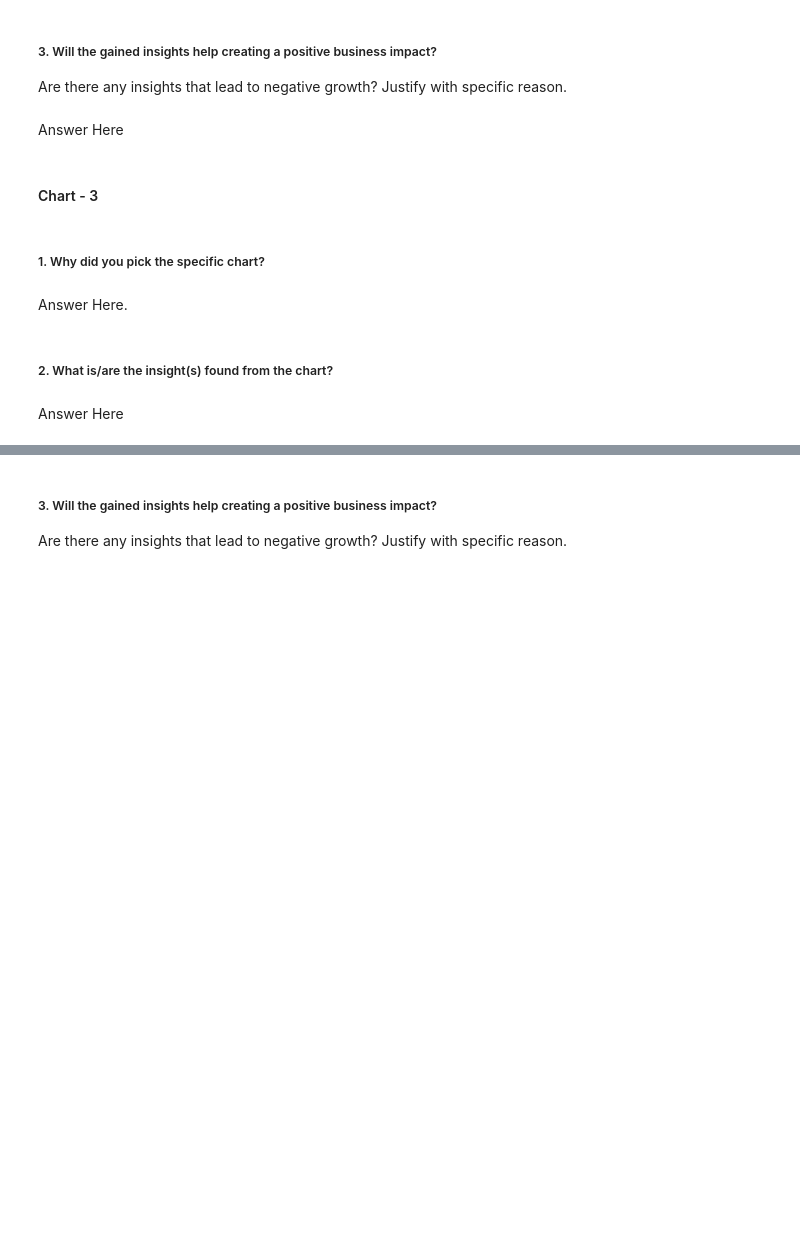
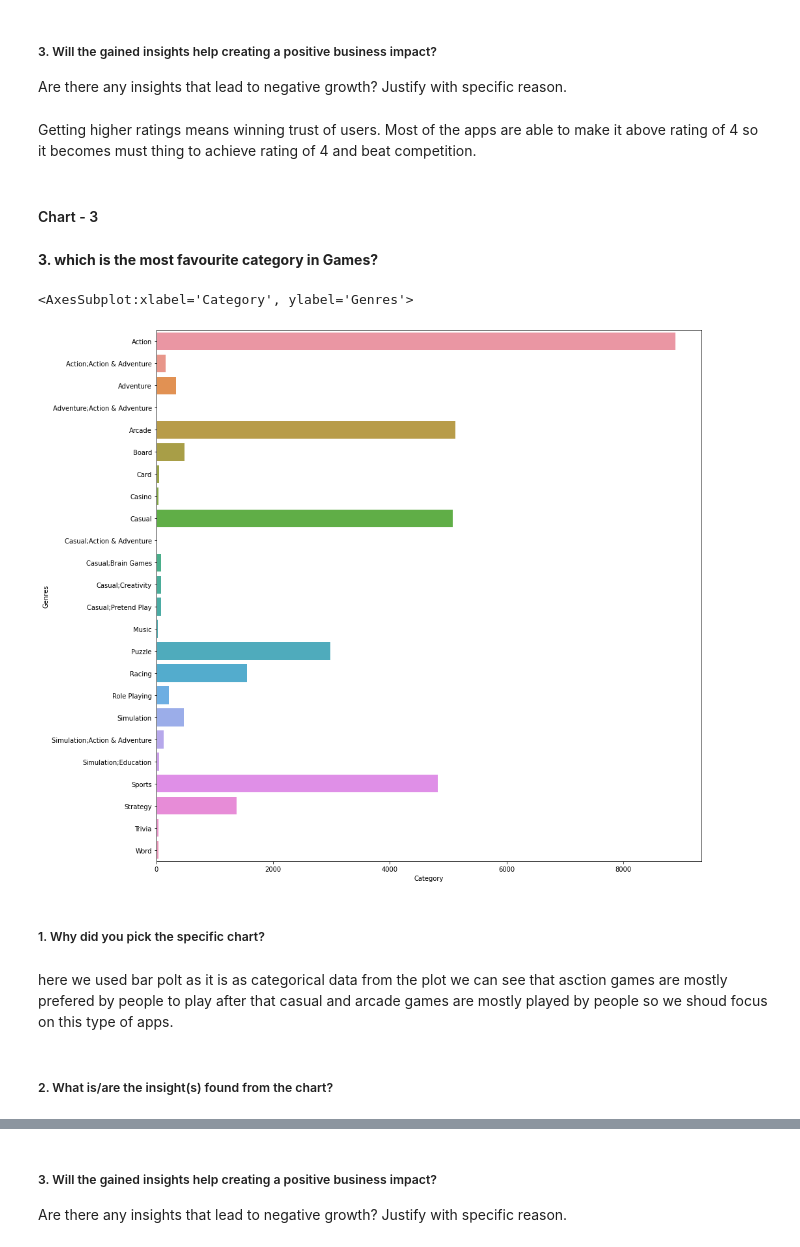
Before and after one commit to dipakpatil2001/D-SCIENCE, a Jupyter notebook: playst_EDA_Submission_13022023.ipynb, the cells around one changed output, grey strips where cells are left out. Drawn from its saved outputs; the diff is of its cells as text; code cells hidden in the pictures; blank space fills up the shorter version.

```diff
--- a/playst_EDA_Submission_13022023.ipynb
+++ b/playst_EDA_Submission_13022023.ipynb
@@ -380,7 +643,7 @@ Answer Here
 # %% [markdown]
 ##### 3. Will the gained insights help creating a positive business impact?
 Are there any insights that lead to negative growth? Justify with specific reason.
-# %% [markdown]
-Answer Here
+# %% [markdown]
+Getting higher ratings means winning trust of users. Most of the apps are able to make it above rating of 4 so it becomes must thing to achieve rating of 4 and beat competition.
 # %% [markdown]
 #### Chart - 3
@@ -389,8 +650,17 @@ Answer Here
+# %% [markdown]
+**3. which is the most favourite category in Games?**
+# %%
+# Chart - 3 visualization code
+family = df4[(df4["Category"] == "GAME")]
+family_geners = family.groupby("Genres")["Category"].count()
+plt.rcParams['figure.figsize'] = (15, 15)    # setting up the figure size of our data so all the things gets easily visible
+sns.barplot(x=family_geners, y=family_geners.index, data=df4)
+# %% [output]
+<AxesSubplot:xlabel='Category', ylabel='Genres'>
+[figure, added]
 # %% [markdown]
 ##### 1. Why did you pick the specific chart?
-# %% [markdown]
-Answer Here.
+# %% [markdown]
+here we used bar polt as it is as categorical data from the plot we can see that asction games are mostly prefered by people to play after that casual and arcade games are mostly played by people so we shoud focus on this type of apps.
 # %% [markdown]
 ##### 2. What is/are the insight(s) found from the chart?
-# %% [markdown]
-Answer Here
```
Also changed, not shown: parts of 73 cells of this notebook.
